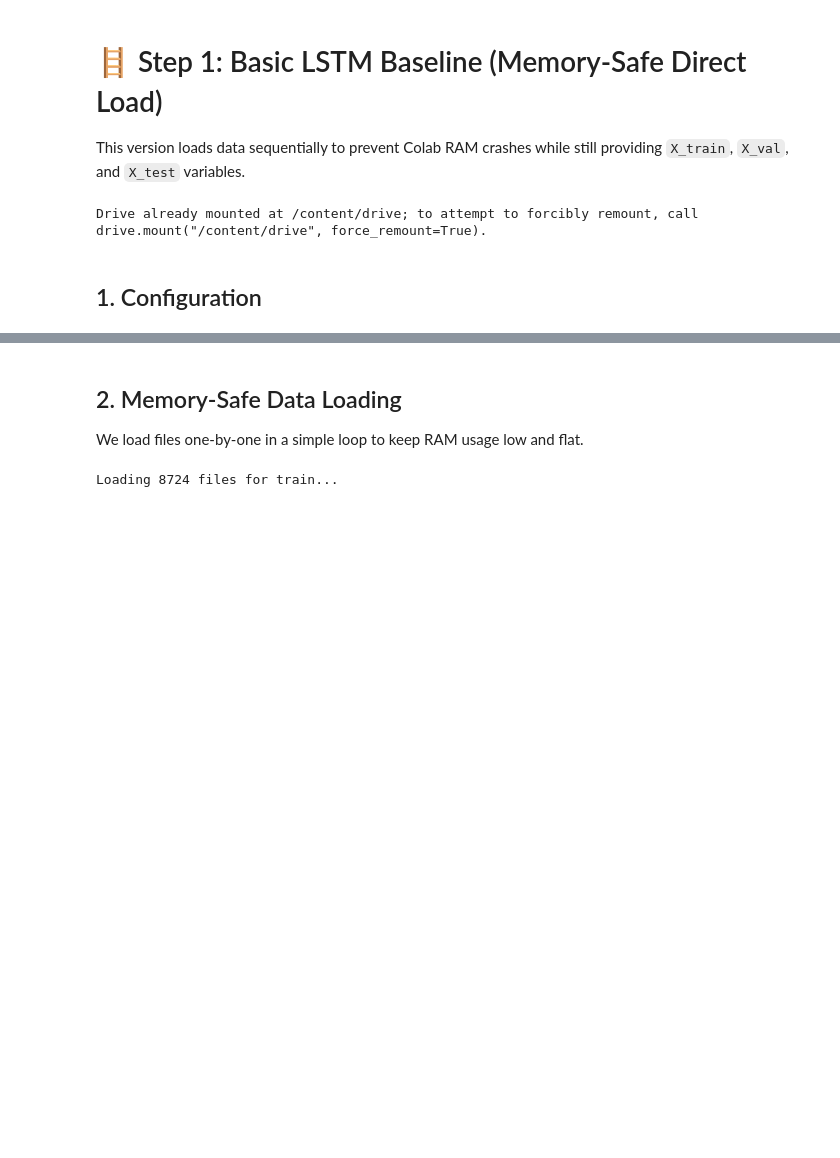
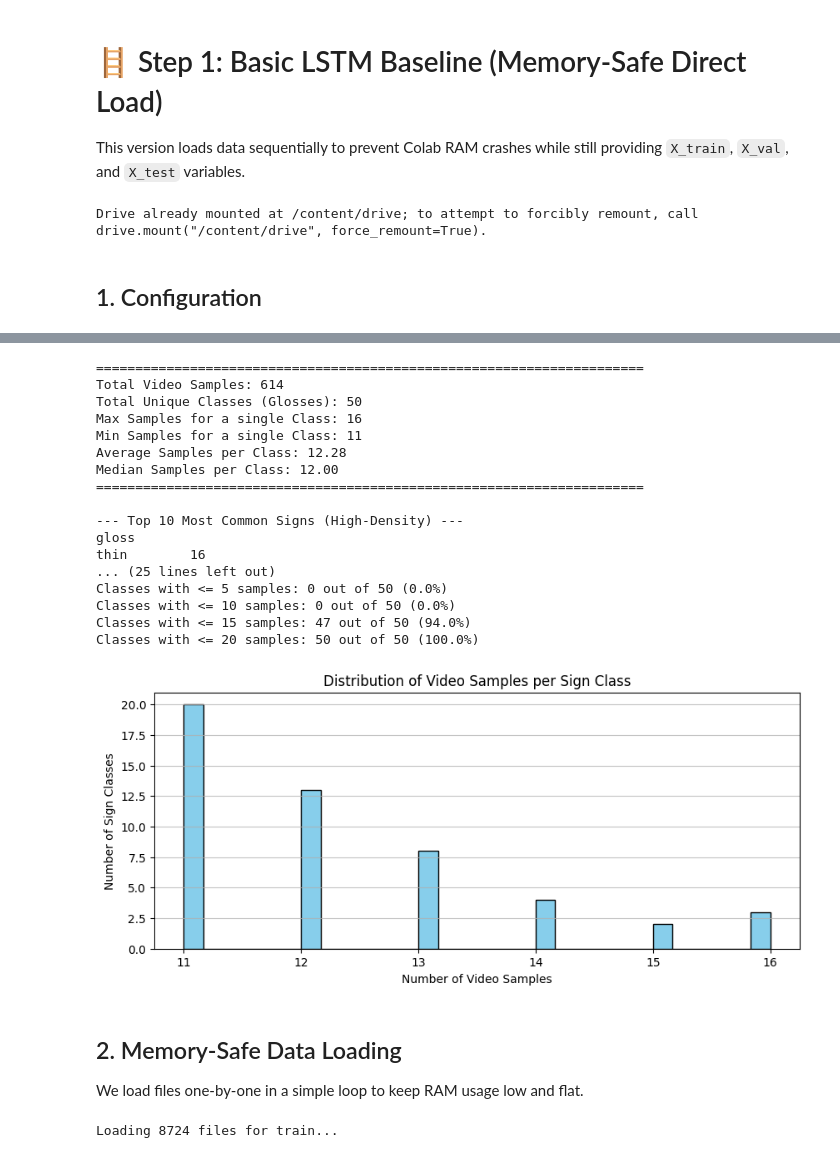
Before and after one commit to Neecrownsmith/sign-language-translation, a Jupyter notebook: 04_Model_Training_Progression.ipynb, the cells around one changed output, grey strips where cells are left out. Drawn from its saved outputs; the diff is of its cells as text; code cells hidden in the pictures; blank space fills up the shorter version.

```diff
--- a/04_Model_Training_Progression.ipynb
+++ b/04_Model_Training_Progression.ipynb
@@ -41,3 +56,58 @@ Total Classes: 2000
+# %%
+import matplotlib.pyplot as plt
+
+# Calculate sample frequency per sign class (gloss)
+class_counts = ref_data['gloss'].value_counts()
+
+print("======================================================================")
+print(f"Total Video Samples: {len(ref_data)}")
+print(f"Total Unique Classes (Glosses): {len(class_counts)}")
+print(f"Max Samples for a single Class: {class_counts.max()}")
+print(f"Min Samples for a single Class: {class_counts.min()}")
+print(f"Average Samples per Class: {class_counts.mean():.2f}")
+print(f"Median Samples per Class: {class_counts.median():.2f}")
+print("======================================================================")
+
+print("\n--- Top 10 Most Common Signs (High-Density) ---")
+print(class_counts.head(10).to_string())
+
+print("\n--- Top 10 Least Common Signs (Low-Density) ---")
+print(class_counts.tail(10).to_string())
+
+# Classify the classes based on density levels
+print("\n--- Distribution of Classes by Sample Density ---")
+for threshold in [3, 5, 10, 15, 20]:
+    count = (class_counts <= threshold).sum()
+    pct = (count / len(class_counts)) * 100
+    print(f"Classes with <= {threshold} samples: {count} out of {len(class_counts)} ({pct:.1f}%)")
+
+# Plot distribution histogram
+plt.figure(figsize=(10, 4))
+plt.hist(class_counts, bins=30, color='skyblue', edgecolor='black')
+plt.title('Distribution of Video Samples per Sign Class')
+plt.xlabel('Number of Video Samples')
+plt.ylabel('Number of Sign Classes')
+plt.grid(axis='y', alpha=0.75)
+plt.show()
+# %% [output]
+======================================================================
+Total Video Samples: 614
+Total Unique Classes (Glosses): 50
+Max Samples for a single Class: 16
+Min Samples for a single Class: 11
+Average Samples per Class: 12.28
+Median Samples per Class: 12.00
+======================================================================
+
+--- Top 10 Most Common Signs (High-Density) ---
+gloss
+thin        16
+... (25 lines left out)
+Classes with <= 5 samples: 0 out of 50 (0.0%)
+Classes with <= 10 samples: 0 out of 50 (0.0%)
+Classes with <= 15 samples: 47 out of 50 (94.0%)
+Classes with <= 20 samples: 50 out of 50 (100.0%)
+[figure, added]
 # %% [markdown]
 ## 2. Memory-Safe Data Loading
 We load files one-by-one in a simple loop to keep RAM usage low and flat.
```
Also changed, not shown: parts of 25 cells of this notebook, 2 other files.
